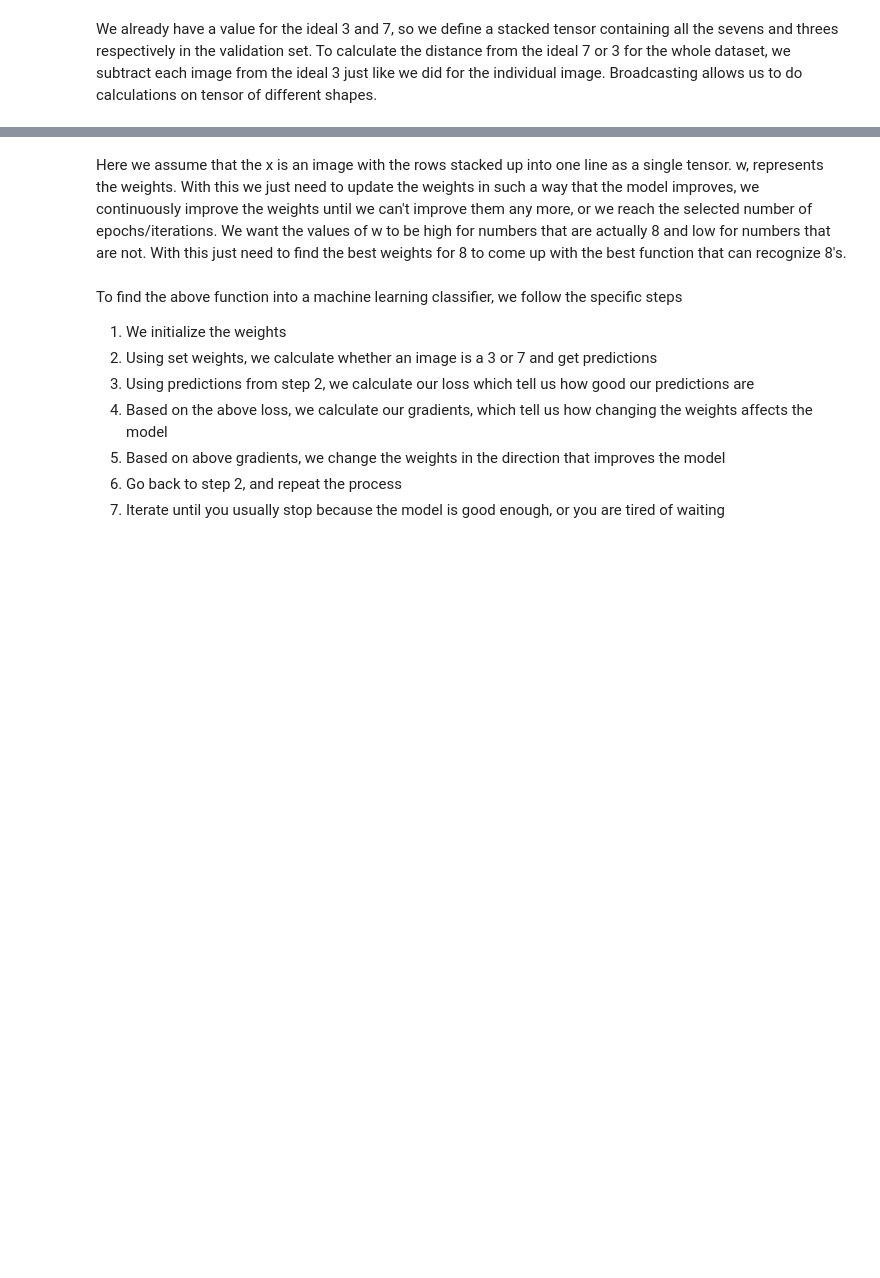
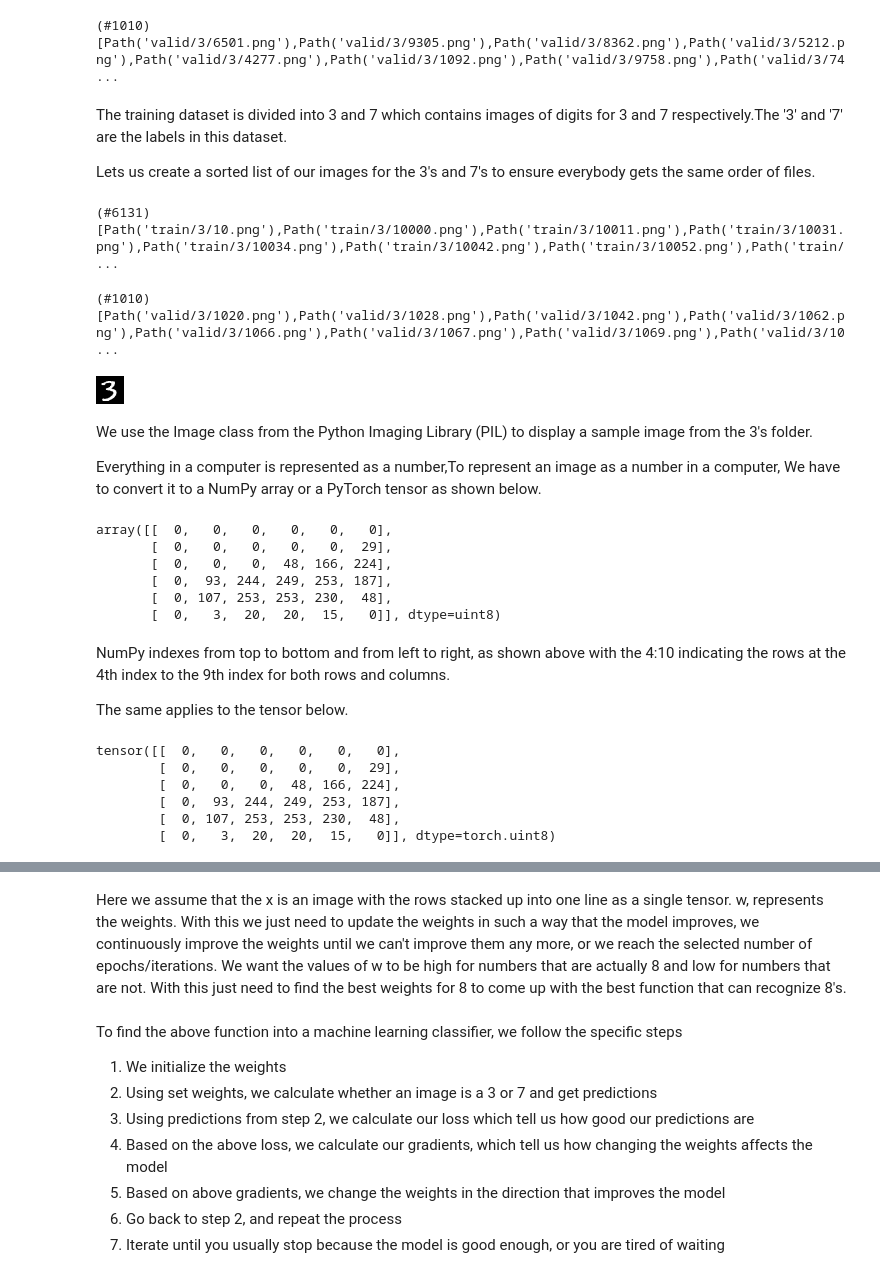
Before and after one commit to rubanzasilva/mnist_basics, a Jupyter notebook: mnist_basics.ipynb, the cells around one changed output, grey strips where cells are left out. Drawn from its saved outputs; the diff is of its cells as text; code cells hidden in the pictures; blank space fills up the shorter version.

```diff
--- a/mnist_basics.ipynb
+++ b/mnist_basics.ipynb
@@ -184,4 +69,42 @@ Our baseline model has no training component, hence this doesn't matter but none
-# %% [markdown]
-We already have a value for the ideal 3 and 7, so we define a stacked tensor containing all the sevens and threes respectively in the validation set.
-To calculate the distance from the ideal 7 or 3 for the whole dataset, we subtract each image from the ideal 3 just like we did for the individual image.
-Broadcasting allows us to do calculations on tensor of different shapes.
+# %%
+(path/'valid/3').ls()
+# %% [output]
+(#1010) [Path('valid/3/6501.png'),Path('valid/3/9305.png'),Path('valid/3/8362.png'),Path('valid/3/5212.png'),Path('valid/3/4277.png'),Path('valid/3/1092.png'),Path('valid/3/9758.png'),Path('valid/3/74 ...
+# %% [markdown]
+The training dataset is divided into 3 and 7 which contains images of digits for 3 and 7 respectively.The '3' and '7' are the labels in this dataset.
+
+Lets us create a sorted list of our images for the 3's and 7's to ensure everybody gets the same order of files.
+# %%
+#we use sorted to ensure we get files in the order
+threes = (path/'train/3').ls().sorted()
+sevens = (path/'train/7').ls().sorted()
+threes
+# %% [output]
+(#6131) [Path('train/3/10.png'),Path('train/3/10000.png'),Path('train/3/10011.png'),Path('train/3/10031.png'),Path('train/3/10034.png'),Path('train/3/10042.png'),Path('train/3/10052.png'),Path('train/ ...
+# %%
+#we use sorted to ensure we get files in the order
+valid_threes = (path/'valid/3').ls().sorted()
+valid_sevens = (path/'valid/7').ls().sorted()
+valid_threes
+# %% [output]
+(#1010) [Path('valid/3/1020.png'),Path('valid/3/1028.png'),Path('valid/3/1042.png'),Path('valid/3/1062.png'),Path('valid/3/1066.png'),Path('valid/3/1067.png'),Path('valid/3/1069.png'),Path('valid/3/10 ...
+# %%
+im3_path = threes[1]
+im3 = Image.open(im3_path)
+im3
+# %% [output]
+[figure, added]
+# %% [markdown]
+We use the Image class from the Python Imaging Library (PIL) to display a sample image from the 3's folder.
+
+Everything in a computer is represented as a number,To represent an image as a number in a computer, We have to convert it to a NumPy array or a PyTorch tensor as shown below.
+# %%
+im3_array = array(im3)
+im3_array[4:10,4:10]
+# %% [output]
+array([[  0,   0,   0,   0,   0,   0],
+       [  0,   0,   0,   0,   0,  29],
+       [  0,   0,   0,  48, 166, 224],
+       [  0,  93, 244, 249, 253, 187],
+       [  0, 107, 253, 253, 230,  48],
+       [  0,   3,  20,  20,  15,   0]], dtype=uint8)
@@ -187,0 +113,14 @@ Broadcasting allows us to do calculations on tensor of different shapes.
+# %% [markdown]
+NumPy indexes from top to bottom and from left to right, as shown above with the 4:10 indicating the rows at the 4th index to the 9th index for both rows and columns.
+
+The same applies to the tensor below.
+# %%
+im3_tensor = tensor(im3)
+im3_tensor[4:10,4:10]
+# %% [output]
+tensor([[  0,   0,   0,   0,   0,   0],
+        [  0,   0,   0,   0,   0,  29],
+        [  0,   0,   0,  48, 166, 224],
+        [  0,  93, 244, 249, 253, 187],
+        [  0, 107, 253, 253, 230,  48],
+        [  0,   3,  20,  20,  15,   0]], dtype=torch.uint8)
```
Also changed, not shown: parts of 278 cells of this notebook.
